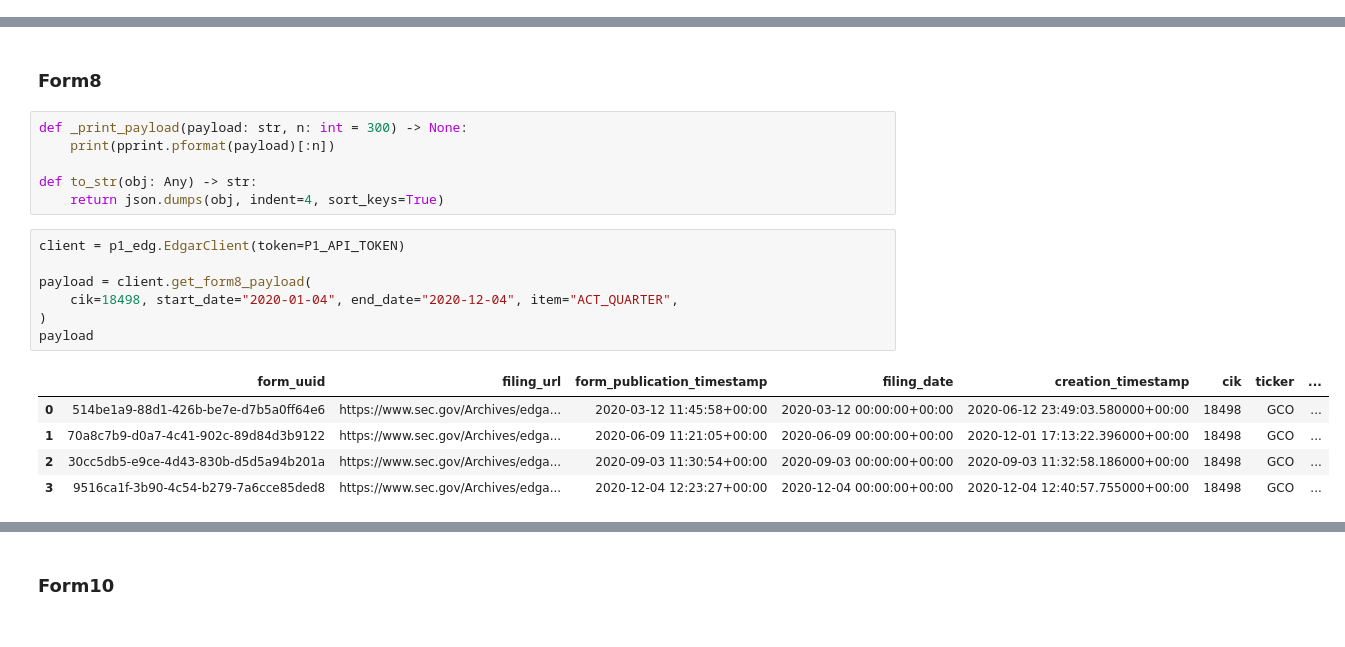
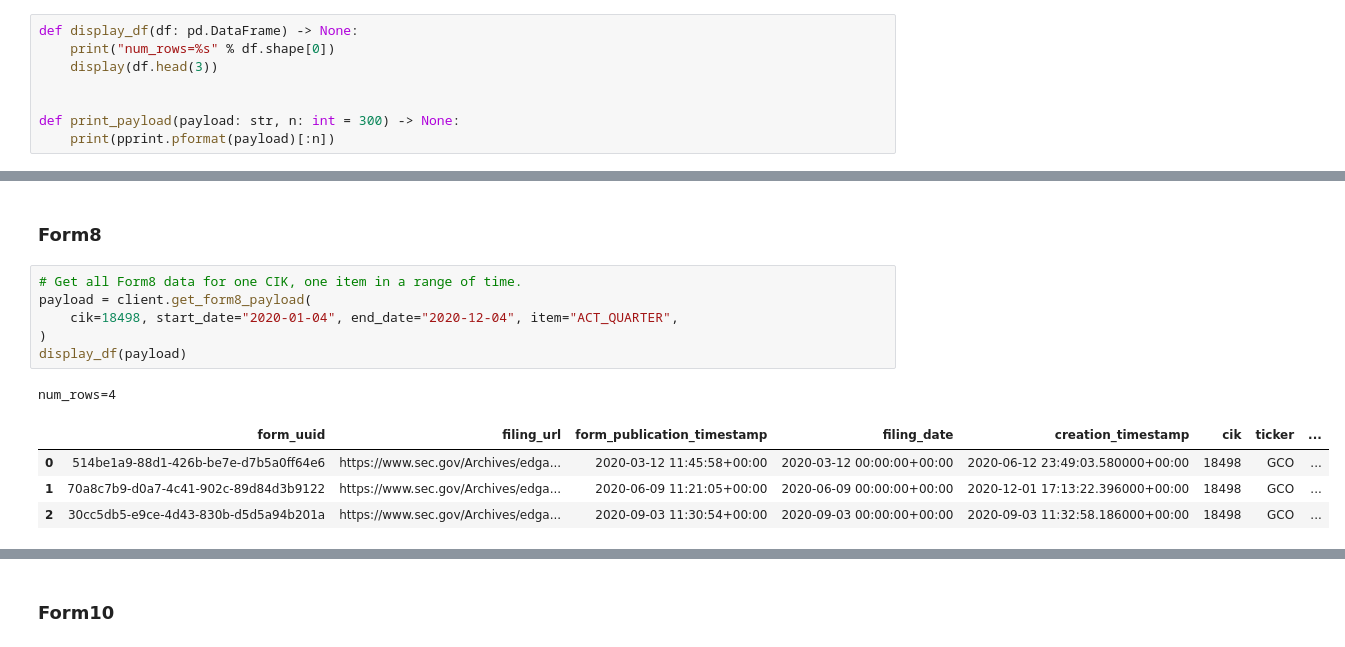
Before and after one commit to ParticleDev/p1_data_client, a Jupyter notebook: notebooks/p1_edgar_data_client_example.ipynb, the cells around one changed output, grey strips where cells are left out. Drawn from its saved outputs; the diff is of its cells as text.

```diff
--- a/notebooks/p1_edgar_data_client_example.ipynb
+++ b/notebooks/p1_edgar_data_client_example.ipynb
@@ -82,0 +95,8 @@ item_mapper.get_mapping()
+# %%
+def display_df(df: pd.DataFrame) -> None:
+    print("num_rows=%s" % df.shape[0])
+    display(df.head(3))
+
+
+def print_payload(payload: str, n: int = 300) -> None:
+    print(pprint.pformat(payload)[:n])
@@ -84,22 +136,15 @@ item_mapper.get_mapping()
 ## Payload data
 # %% [markdown]
 ### Form8
-# %%
-def _print_payload(payload: str, n: int = 300) -> None:
-    print(pprint.pformat(payload)[:n])
-
-def to_str(obj: Any) -> str:
-    return json.dumps(obj, indent=4, sort_keys=True)
 # %%
-client = p1_edg.EdgarClient(token=P1_API_TOKEN)
-
+# Get all Form8 data for one CIK, one item in a range of time.
 payload = client.get_form8_payload(
     cik=18498, start_date="2020-01-04", end_date="2020-12-04", item="ACT_QUARTER",
 )
-payload
+display_df(payload)
 # %% [output]
+num_rows=4
 |  | form_uuid | filing_url | form_publication_timestamp | filing_date | creation_timestamp | cik | ticker | ... |
 | 0 | 514be1a9-88d1-426b-be7e-d7b5a0ff64e6 | https://www.sec.gov/Archives/edga... | 2020-03-12 11:45:58+00:00 | 2020-03-12 00:00:00+00:00 | 2020-06-12 23:49:03.580000+00:00 | 18498 | GCO | ... |
 | 1 | 70a8c7b9-d0a7-4c41-902c-89d84d3b9122 | https://www.sec.gov/Archives/edga... | 2020-06-09 11:21:05+00:00 | 2020-06-09 00:00:00+00:00 | 2020-12-01 17:13:22.396000+00:00 | 18498 | GCO | ... |
 | 2 | 30cc5db5-e9ce-4d43-830b-d5d5a94b201a | https://www.sec.gov/Archives/edga... | 2020-09-03 11:30:54+00:00 | 2020-09-03 00:00:00+00:00 | 2020-09-03 11:32:58.186000+00:00 | 18498 | GCO | ... |
-| 3 | 9516ca1f-3b90-4c54-b279-7a6cce85ded8 | https://www.sec.gov/Archives/edga... | 2020-12-04 12:23:27+00:00 | 2020-12-04 00:00:00+00:00 | 2020-12-04 12:40:57.755000+00:00 | 18498 | GCO | ... |
```
Also changed, not shown: parts of 52 cells of this notebook, 21 other files.
